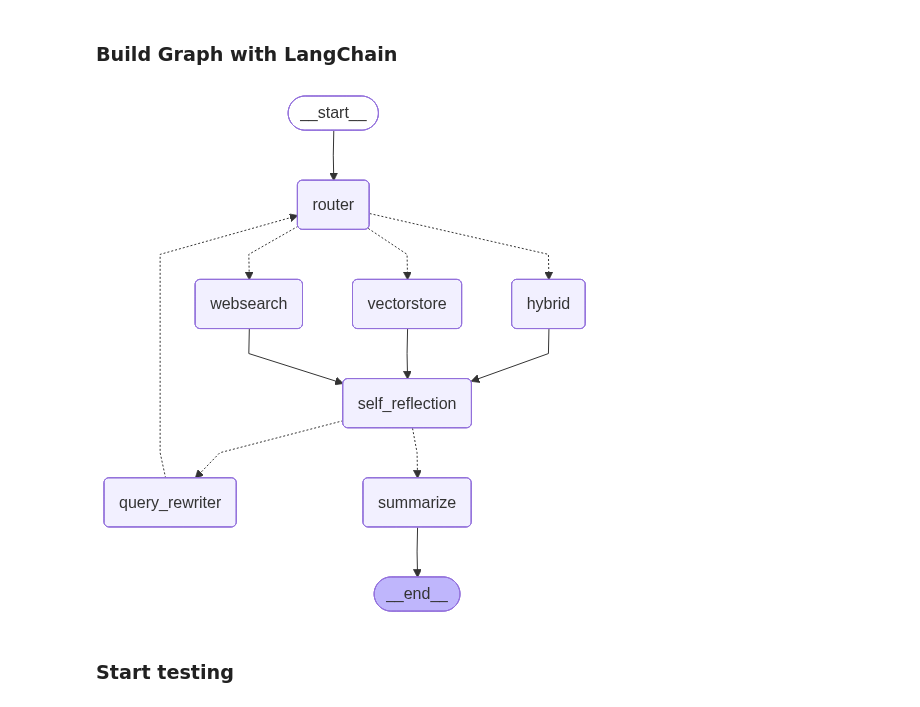
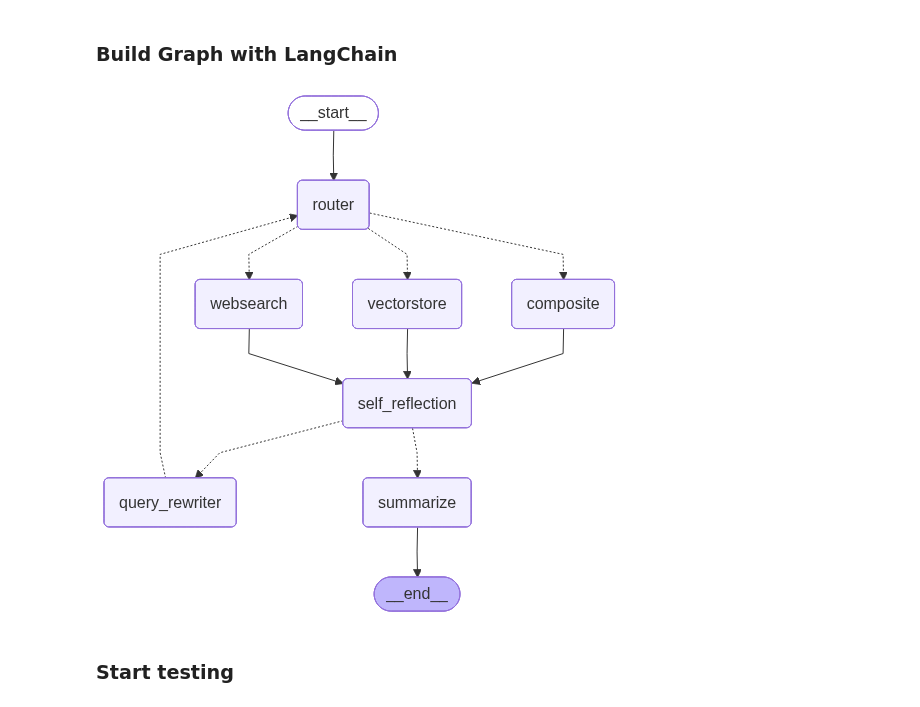
Before and after one commit to elastic/elasticsearch-labs, a Jupyter notebook: supporting-blog-content/agentic-rag/agent_rag_news_assistant.ipynb, the cells around one changed output. Cells and saved outputs as stored; diff of their text form; code cells hidden in the pictures.

```diff
--- a/supporting-blog-content/agentic-rag/agent_rag_news_assistant.ipynb
+++ b/supporting-blog-content/agentic-rag/agent_rag_news_assistant.ipynb
@@ -133,12 +106,11 @@ docs = [
 # %% [markdown]
 #### Add documents to Elasticsearch vector store
 # %%
-index_name="news_docs"
+index_name = "news_docs"
 elastic_vectorstore = ElasticsearchStore.from_documents(
     docs,
-    es_url=os.environ["ES_URL"],
-    es_user=os.environ["ES_USERNAME"],
-    es_password=os.environ["ES_PASSWORD"],
+    es_url=ES_ENDPOINT,
+    es_api_key=ES_API_KEY,
     index_name=index_name,
     strategy=SparseVectorStrategy(model_id=".elser_model_2"),
 )
@@ -252,20 +248,25 @@ class RAGState(TypedDict):
     self_reflection: bool
     retry_count: int = 0
 
+
 def router(state: RAGState):
-    router = router_chain.invoke({'query': state["query"]})
+    router = router_chain.invoke({"query": state["query"]})
     logger.info(f"Router selected the datasource: {router.datasource}")
     logger.info(f"User query: {state['query']}")
     return {"router": router.datasource}
 
+
 def vectorstore(state: RAGState):
     return {"docs": vectorstore_retriever(state["query"])}
+
 
 def websearch(state: RAGState):
     return {"docs": websearch_retriever(state["query"])}
 
-def hybrid(state: RAGState):
-    return {"docs": hybrid_retriever(state["query"])}
+
+def composite(state: RAGState):
+    return {"docs": composite_retriever(state["query"])}
+
 
 def self_reflection(state: RAGState):
     evaluation = grade_docs_chain.invoke(
@@ -280,6 +281,7 @@ def self_reflection(state: RAGState):
         "self_reflection": evaluation.binary_score,
     }
 
+
 def query_rewriter(state: RAGState):
     retry_count = state.get("retry_count", 0) + 1
     new_query = rewrite_query_chain.invoke({"query": state["query"]})
@@ -289,6 +291,7 @@ def query_rewriter(state: RAGState):
         "retry_count": retry_count,
     }
 
+
 def summarize(state: RAGState):
     summary = summarize_chain.run(
         query=state["query"],
@@ -303,60 +306,59 @@ graph = StateGraph(RAGState)
 graph.add_node("router", router)
 graph.add_node("vectorstore", vectorstore)
 graph.add_node("websearch", websearch)
-graph.add_node("hybrid", hybrid)
+graph.add_node("composite", composite)
 graph.add_node("self_reflection", self_reflection)
 graph.add_node("query_rewriter", query_rewriter)
 graph.add_node("summarize", summarize)
 
 graph.add_edge(START, "router")
+
 
 def after_router(state: RAGState):
     route = state.get("router", None)
     if route == "vectorstore":
         return "vectorstore"
     elif route == "websearch":
         return "websearch"
     else:
-        return "hybrid"
+        return "composite"
+
 
 def after_self_reflection(state: RAGState):
     if state["self_reflection"]:
-            return "summarize"
+        return "summarize"
     return "query_rewriter"
 
+
 def after_query_rewriter(state: RAGState):
-    while state['retry_count'] <= 3:
-            return "router"
+    while state["retry_count"] <= 3:
+        return "router"
     raise RuntimeError("Maximum retries (3) reached — evaluation failed.")
+
 
 graph.add_conditional_edges(
     "router",
     after_router,
-    {
-        "vectorstore": "vectorstore",
-        "websearch": "websearch",
-        "hybrid": "hybrid"
-    }
+    {"vectorstore": "vectorstore", "websearch": "websearch", "composite": "composite"},
 )
 
 graph.add_edge("vectorstore", "self_reflection")
 graph.add_edge("websearch", "self_reflection")
-graph.add_edge("hybrid", "self_reflection")
+graph.add_edge("composite", "self_reflection")
 graph.add_conditional_edges(
     "self_reflection",
     after_self_reflection,
-    {
-        "summarize": "summarize",
-        "query_rewriter": "query_rewriter"
-    }
+    {"summarize": "summarize", "query_rewriter": "query_rewriter"},
 )
-graph.add_conditional_edges("query_rewriter", after_query_rewriter, {"router": "router"})
+graph.add_conditional_edges(
+    "query_rewriter", after_query_rewriter, {"router": "router"}
+)
 graph.add_edge("summarize", END)
-agent=graph.compile()
-agent.get_graph().draw_mermaid_png(output_file_path='graph.png')
-Image('graph.png')
+agent = graph.compile()
+agent.get_graph().draw_mermaid_png(output_file_path="graph.png")
+Image("graph.png")
 # %% [output]
-[figure, old version]
+[figure, new version]
 # %% [markdown]
 ### Start testing
 # %%
```
Also changed, not shown: parts of 21 cells of this notebook.
